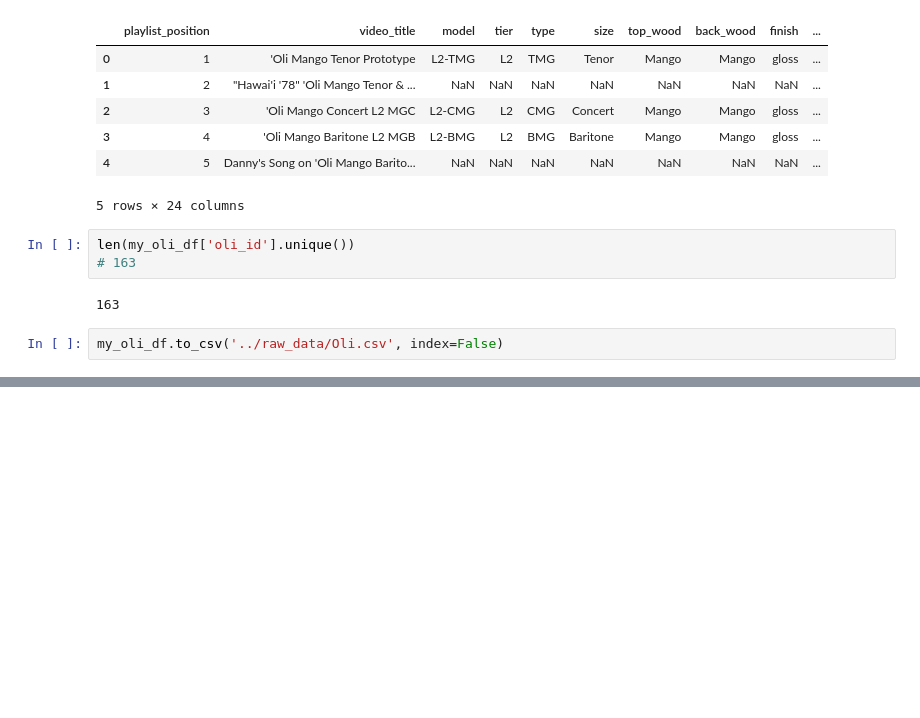
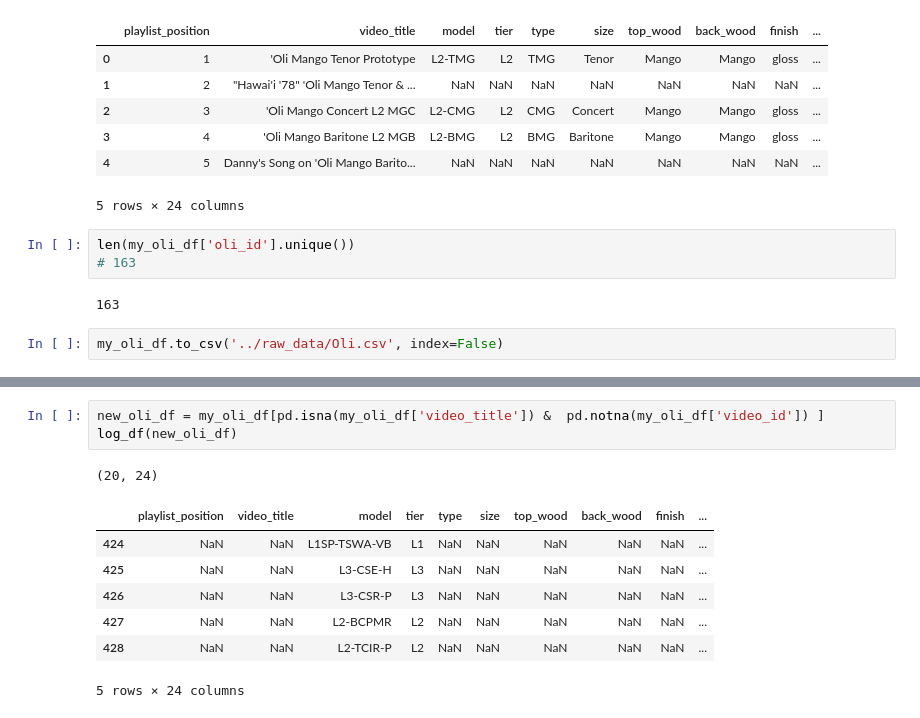
Before and after one commit to wykhuh/oli-database, a Jupyter notebook: notebooks/update_oli_file.ipynb, the cells around one changed output, grey strips where cells are left out. Drawn from its saved outputs; the diff is of its cells as text; blank space fills up the shorter version.

```diff
--- a/notebooks/update_oli_file.ipynb
+++ b/notebooks/update_oli_file.ipynb
@@ -100,0 +130,12 @@ my_oli_df.to_csv('../raw_data/Oli.csv', index=False)
+# %%
+new_oli_df = my_oli_df[pd.isna(my_oli_df['video_title']) &  pd.notna(my_oli_df['video_id']) ]
+log_df(new_oli_df)
+# %% [output]
+(20, 24)
+|  | playlist_position | video_title | model | tier | type | size | top_wood | back_wood | finish | ... |
+| 424 | NaN | NaN | L1SP-TSWA-VB | L1 | NaN | NaN | NaN | NaN | NaN | ... |
+| 425 | NaN | NaN | L3-CSE-H | L3 | NaN | NaN | NaN | NaN | NaN | ... |
+| 426 | NaN | NaN | L3-CSR-P | L3 | NaN | NaN | NaN | NaN | NaN | ... |
+| 427 | NaN | NaN | L2-BCPMR | L2 | NaN | NaN | NaN | NaN | NaN | ... |
+| 428 | NaN | NaN | L2-TCIR-P | L2 | NaN | NaN | NaN | NaN | NaN | ... |
+5 rows × 24 columns
```
Also changed, not shown: parts of 7 cells of this notebook, 2 other files.
